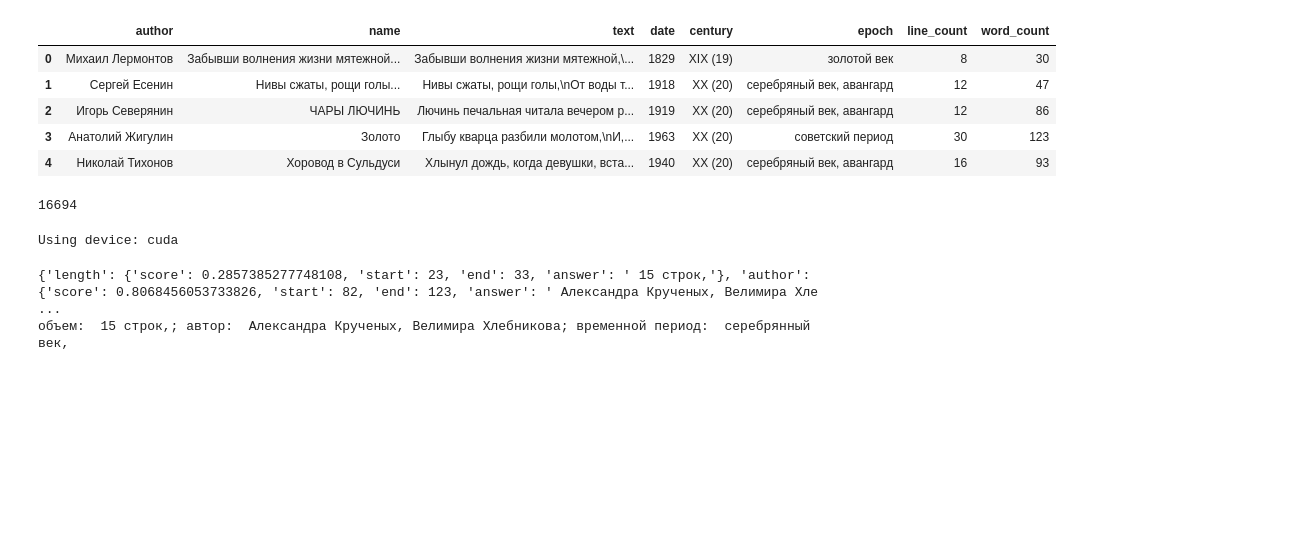
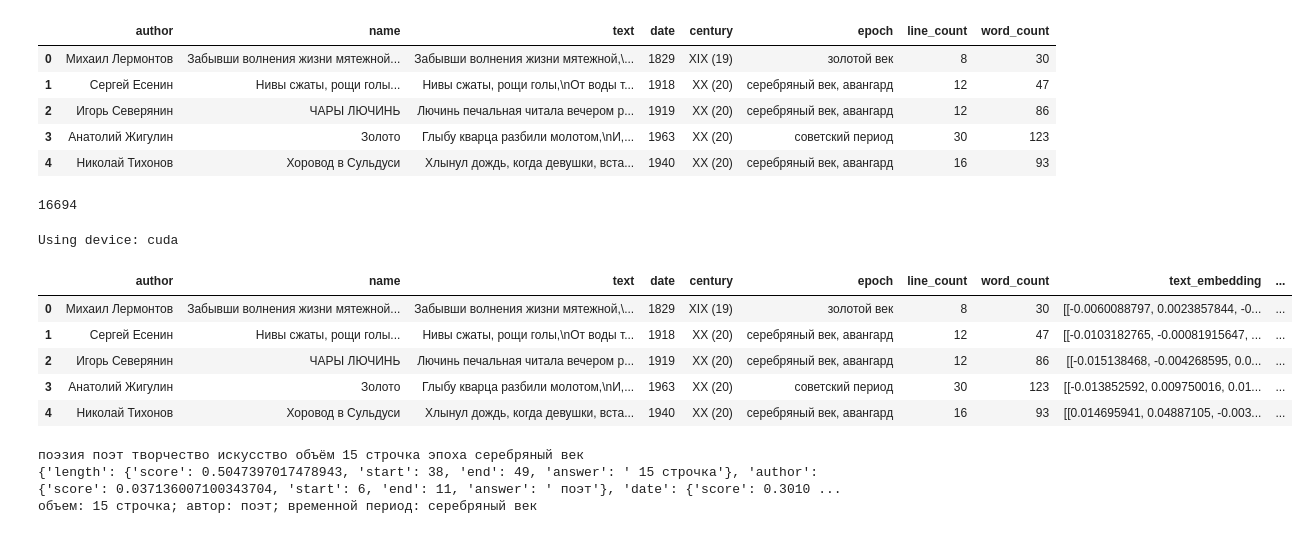
Before and after one commit to Mihahanya/Poetry-recommendation, a Jupyter notebook: presentation.ipynb, the cells around one changed output. Drawn from its saved outputs; the diff is of its cells as text; code cells hidden in the pictures; blank space fills up the shorter version.

```diff
--- a/presentation.ipynb
+++ b/presentation.ipynb
@@ -123,19 +119,37 @@ df = df.progress_apply(add_embedding_to_row, axis=1)
 # %%
-# import pandas as pd
+import pandas as pd
 
-# df = pd.read_pickle('poetry_data_prepared_LaBSE.pkl')
-# df.head()
+df = pd.read_pickle('poetry_data_prepared_distiluse.pkl')
+df.head()
+# %% [output]
+|  | author | name | text | date | century | epoch | line_count | word_count | text_embedding | ... |
+| 0 | Михаил Лермонтов | Забывши волнения жизни мятежной... | Забывши волнения жизни мятежной,\... | 1829 | XIX (19) | золотой век | 8 | 30 | [[-0.0060088797, 0.0023857844, -0... | ... |
+| 1 | Сергей Есенин | Нивы сжаты, рощи голы... | Нивы сжаты, рощи голы,\nОт воды т... | 1918 | XX (20) | серебряный век, авангард | 12 | 47 | [[-0.0103182765, -0.00081915647, ... | ... |
+| 2 | Игорь Северянин | ЧАРЫ ЛЮЧИНЬ | Лючинь печальная читала вечером р... | 1919 | XX (20) | серебряный век, авангард | 12 | 86 | [[-0.015138468, -0.004268595, 0.0... | ... |
+| 3 | Анатолий Жигулин | Золото | Глыбу кварца разбили молотом,\nИ,... | 1963 | XX (20) | советский период | 30 | 123 | [[-0.013852592, 0.009750016, 0.01... | ... |
+| 4 | Николай Тихонов | Хоровод в Сульдуси | Хлынул дождь, когда девушки, вста... | 1940 | XX (20) | серебряный век, авангард | 16 | 93 | [[0.014695941, 0.04887105, -0.003... | ... |
 # %%
 from transformers import pipeline
+from pymorphy2 import MorphAnalyzer
+import re
 
 qa_model = pipeline("question-answering", "timpal0l/mdeberta-v3-base-squad2")
 
+def get_normal_sentence(text):
+	morph = MorphAnalyzer()
+	words = re.findall(r'\b\w+\b', text.lower())
+	lemmatized_words = [morph.parse(word)[0].normal_form for word in words]
+	return ' '.join(lemmatized_words)
+
 def extract_metadata(request):
 	r = qa_model(question=[
-		'упомянутое количество строк или четверостиший или слов',
-		'упомянутые авторы',
-		'упомянутый век или год или эпоха'
-		], context=request)
+		# 'упомянутое количество строк или четверостиший или слов',
+		# 'упомянутое авторство',
+		# 'упомянутая эпоха или упомянутый век или год'
+		'Какой объем?',
+		'Кто авторы или автор или упомянут?',
+		'Какой век или год или эпоха?'
+		], context=get_normal_sentence(request))
 
 	rs = ['length', 'author', 'date']
 
@@ -144,19 +158,21 @@ def extract_metadata(request):
 
 def to_standard(data):
 	r = ''
-	if data['length']['score'] > 0.2: r += f'объем: {data['length']['answer']}; '
-	if data['author']['score'] > 0.2: r += f'автор: {data['author']['answer']}; '
-	if data['date']['score'] > 0.2: r += f'временной период: {data['date']['answer']}'
+	if data['length']['score'] > 0.01: r += f'объем: {get_normal_sentence(data['length']['answer'])}; '
+	if data['author']['score'] > 0.01: r += f'автор: {get_normal_sentence(data['author']['answer'])}; '
+	if data['date']['score'] > 0.01: r += f'временной период: {get_normal_sentence(data['date']['answer'])}'
 	return r
 
 
-request = 'небольшое поэзия, поэт, 15 строк, творчество, искусство, серебрянный век, авторов: Александра Крученых, Велимира Хлебникова'
+request = 'поэзия, поэт, творчество, искусство, объемом 15 строчек, эпохи серебряного века'
 
+print(get_normal_sentence(request))
 print(extract_metadata(request))
 print(to_standard(extract_metadata(request)))
 # %% [output]
-{'length': {'score': 0.2857385277748108, 'start': 23, 'end': 33, 'answer': ' 15 строк,'}, 'author': {'score': 0.8068456053733826, 'start': 82, 'end': 123, 'answer': ' Александра Крученых, Велимира Хле ...
-объем:  15 строк,; автор:  Александра Крученых, Велимира Хлебникова; временной период:  серебрянный век,
+поэзия поэт творчество искусство объём 15 строчка эпоха серебряный век
+{'length': {'score': 0.5047397017478943, 'start': 38, 'end': 49, 'answer': ' 15 строчка'}, 'author': {'score': 0.037136007100343704, 'start': 6, 'end': 11, 'answer': ' поэт'}, 'date': {'score': 0.3010 ...
+объем: 15 строчка; автор: поэт; временной период: серебряный век
 # %%
 import numpy as np
 from tqdm import tqdm
```
Also changed, not shown: parts of 6 cells of this notebook, 4 other files.
